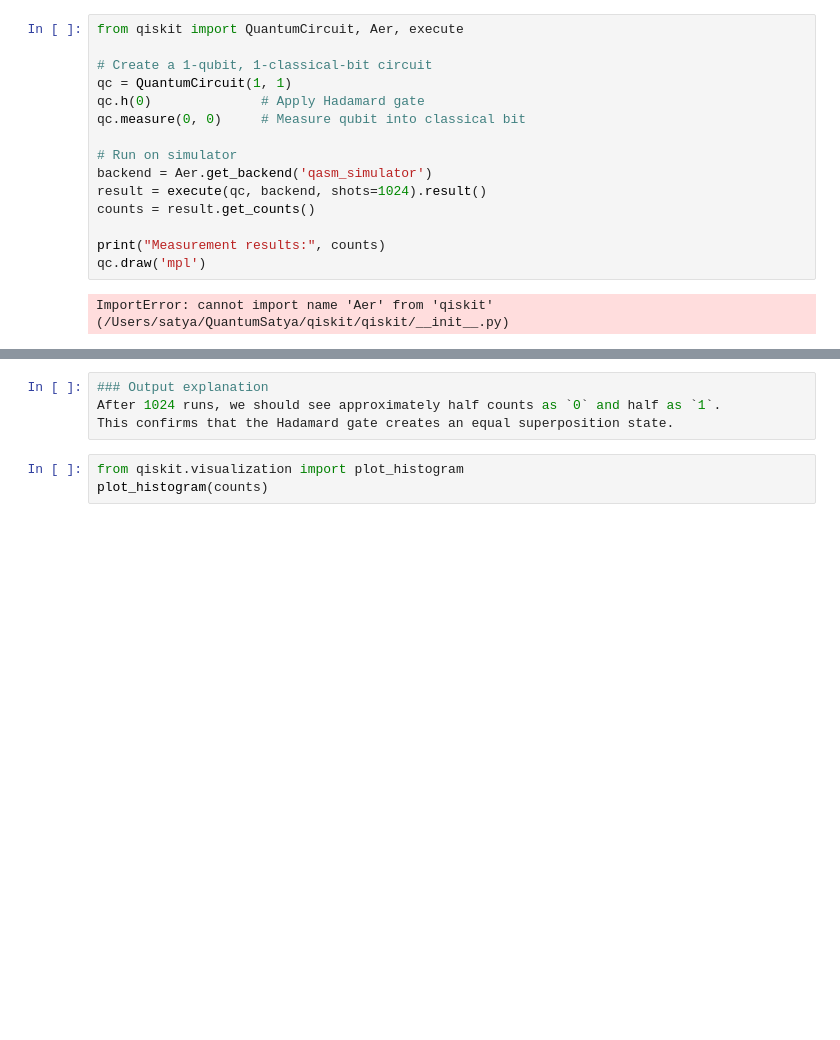
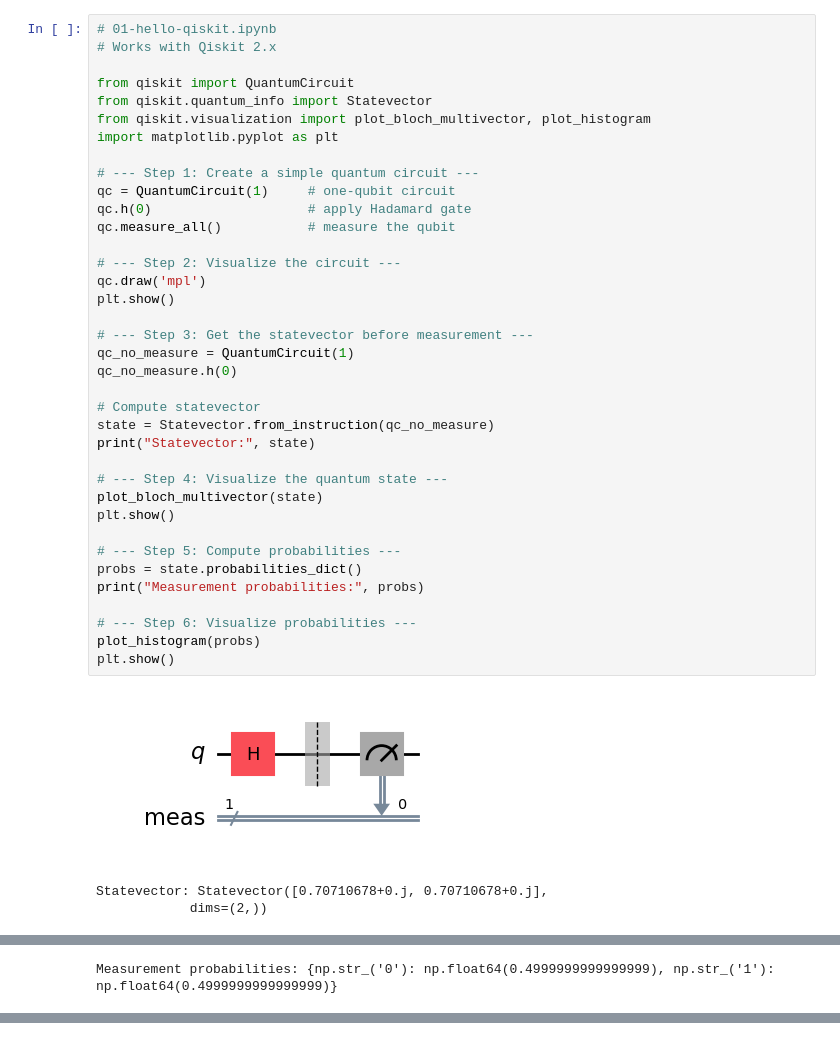
Before and after one commit to quantum-satya/qiskit-101, a Jupyter notebook: notebooks/01-hello-qiskit.ipynb, the cells around one changed output, grey strips where cells are left out. Cells and saved outputs as stored; diff of their text form; blank space fills up the shorter version.

Commit message:
Hello Qiskit notebook updated using Statevector only

```diff
--- a/notebooks/01-hello-qiskit.ipynb
+++ b/notebooks/01-hello-qiskit.ipynb
@@ -25,17 +13,41 @@ SyntaxError: invalid character '⟩' (U+27E9) (2247647411.py, line 2)
 # %%
-from qiskit import QuantumCircuit, Aer, execute
+# 01-hello-qiskit.ipynb
+# Works with Qiskit 2.x
 
-# Create a 1-qubit, 1-classical-bit circuit
-qc = QuantumCircuit(1, 1)
-qc.h(0)              # Apply Hadamard gate
-qc.measure(0, 0)     # Measure qubit into classical bit
+from qiskit import QuantumCircuit
+from qiskit.quantum_info import Statevector
+from qiskit.visualization import plot_bloch_multivector, plot_histogram
+import matplotlib.pyplot as plt
 
-# Run on simulator
-backend = Aer.get_backend('qasm_simulator')
-result = execute(qc, backend, shots=1024).result()
-counts = result.get_counts()
+# --- Step 1: Create a simple quantum circuit ---
+qc = QuantumCircuit(1)     # one-qubit circuit
+qc.h(0)                    # apply Hadamard gate
+qc.measure_all()           # measure the qubit
 
-print("Measurement results:", counts)
+# --- Step 2: Visualize the circuit ---
 qc.draw('mpl')
+plt.show()
+
+# --- Step 3: Get the statevector before measurement ---
+qc_no_measure = QuantumCircuit(1)
+qc_no_measure.h(0)
+
+# Compute statevector
+state = Statevector.from_instruction(qc_no_measure)
+print("Statevector:", state)
+
+# --- Step 4: Visualize the quantum state ---
+plot_bloch_multivector(state)
+plt.show()
+
+# --- Step 5: Compute probabilities ---
+probs = state.probabilities_dict()
+print("Measurement probabilities:", probs)
+
+# --- Step 6: Visualize probabilities ---
+plot_histogram(probs)
+plt.show()
 # %% [output]
+[figure, added]
-ImportError: cannot import name 'Aer' from 'qiskit' (/Users/satya/QuantumSatya/qiskit/qiskit/__init__.py)
+Statevector: Statevector([0.70710678+0.j, 0.70710678+0.j],
+            dims=(2,))
@@ -41,0 +55 @@ ImportError: cannot import name 'Aer' from 'qiskit' (/Users/satya/QuantumSatya/q
+Measurement probabilities: {np.str_('0'): np.float64(0.4999999999999999), np.str_('1'): np.float64(0.4999999999999999)}
@@ -42,7 +56,0 @@ ImportError: cannot import name 'Aer' from 'qiskit' (/Users/satya/QuantumSatya/q
-# %%
-### Output explanation
-After 1024 runs, we should see approximately half counts as `0` and half as `1`.
-This confirms that the Hadamard gate creates an equal superposition state.
-# %%
-from qiskit.visualization import plot_histogram
-plot_histogram(counts)
```
Also changed, not shown: parts of 6 cells of this notebook.
